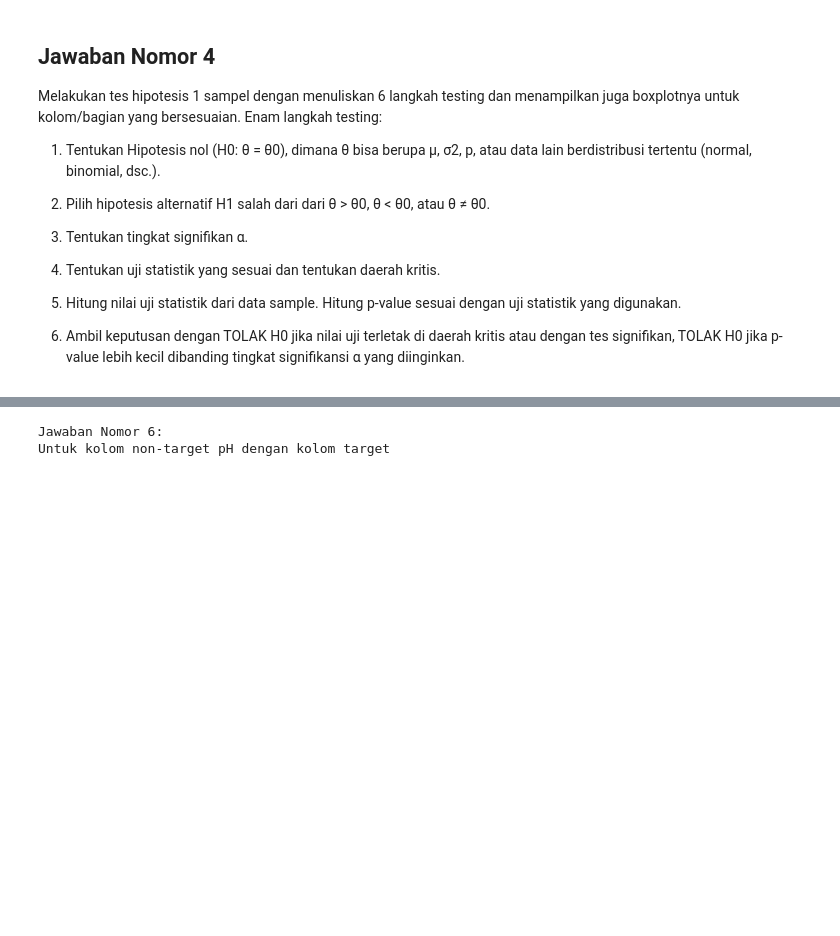
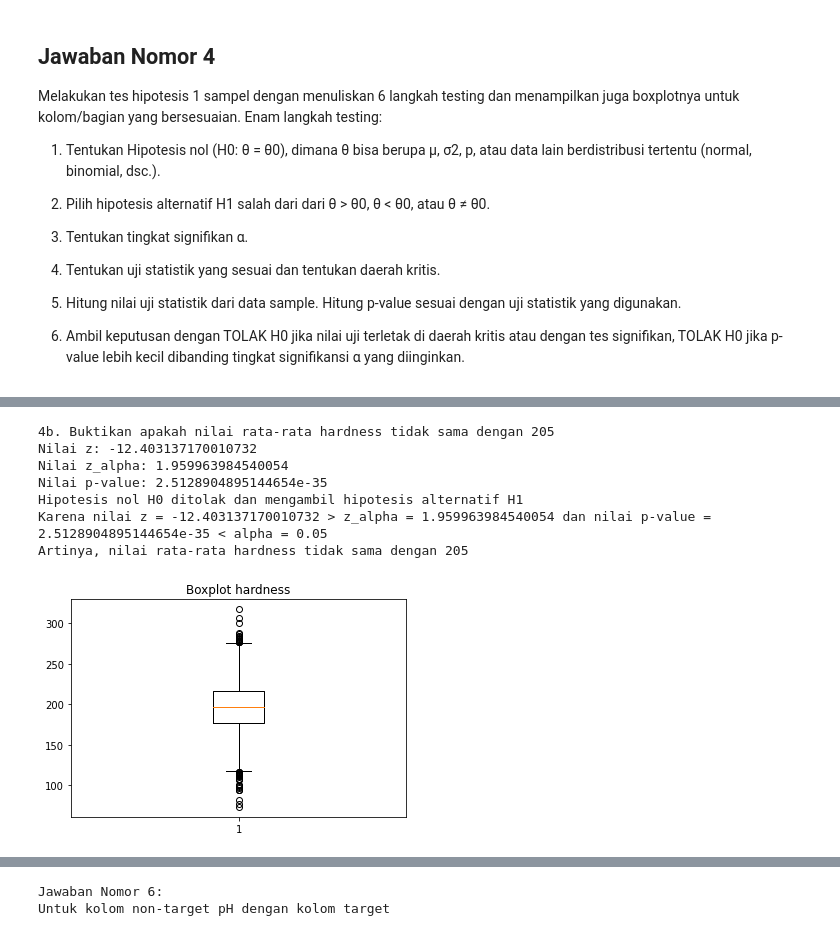
Before and after one commit to LordGedelicious/Tugas-Besar-Probstat-, a Jupyter notebook: main.ipynb, the cells around one changed output, grey strips where cells are left out. Cells and saved outputs as stored; diff of their text form; code cells hidden in the pictures; blank space fills up the shorter version.

```diff
--- a/main.ipynb
+++ b/main.ipynb
@@ -206,6 +218,6 @@ Karena nilai z = 2.485445147379887 > z_alpha = 1.6448536269514722 dan nilai p-va
 # %%
 # 4b. Buktikan apakah nilai rata-rata "hardness" tidak sama dengan 205
-print("4a. Buktikan apakah nilai rata-rata hardness tidak sama dengan 205")
+print("4b. Buktikan apakah nilai rata-rata hardness tidak sama dengan 205")
 
 # Langkah 1 : Tentukan hipotesis nol H0
 # Untuk kasus ini, karena kita membandingkan nilai rata-rata hardness dengan 205, maka hipotesis nol adalah μ = μ0 dengan μ0 = 205
@@ -216,31 +228,52 @@ print("4a. Buktikan apakah nilai rata-rata hardness tidak sama dengan 205")
 # Langkah 3 : Tentukan tingkat signifikan α
 # Untuk kasus ini, kita menggunakan tingkat signifikan α = 0.05
 alpha = 0.05
 
 # Langkah 4 : Tentukan uji statistik yang sesuai dan tentukan daerah kritis
 # Bila ingin menolak H0 kasus ini, maka daerah kritis yang harus dipenuhi adalah z < -z_(alpha/2) atau z > z_(alpha/2)
 # Pengujian ini tergolong tes hipotesis dua arah karena terdapat dua parameter sebagai daerah kritis
 # Nilai z sendiri dapat dihitung menggunakan: z = (x_bar - μ0) / (sigma / sqrt(n))
 
 # Langkah 5 : Hitung nilai uji statistik dari data sample dan hitung p-value
 z_score = (data['hardness'].mean() - 205) / (data['hardness'].std() / math.sqrt(len(data['hardness'])))
 # scipy.norm.ppf(val) adalah fungsi yang digunakan untuk mencari dan mengembalikan titik sumbu x di kurva distribusi normal, dinamakan aX
 # sehingga luas di bawah kurva dari -inf sampai aX adalah val
 z_alpha_score = st.norm.ppf(1 - alpha / 2)
 # scipy.norm.cdf(val) adalah fungsi yang digunakan untuk mencari luas kurva distribusi normal dalam range -inf sampai val. Atau P(Z <= z) = val
-p_value = 1 - st.norm.cdf(z_score)
+# scipy.norm.sf(val) = 1 - scipy.norm.cdf(-val), namun fungsi scipy.norm.sf menurut dokumentasi scipy lebih akurat dari 1 - scipy.norm.cdf()
+if z_score > 0:
+    p_value = 2 * st.norm.sf(z_score)
+else:
+    p_value = 2 * st.norm.cdf(z_score)
 
 print("Nilai z: {z}".format(z=z_score))
 print("Nilai z_alpha: {z_alpha}".format(z_alpha=z_alpha_score))
 print("Nilai p-value: {p_value}".format(p_value=p_value))
 
 # Langkah 6 : Pengambilan keputusan
 if z_score > z_alpha_score or z_score < -1 * z_alpha_score:
     if p_value > alpha:
         print("Hipotesis nol H0 gagal ditolak")
         print("Karena meskipun nilai z = {z} > z_alpha = {z_alpha}, nilai p-value = {p_value} > alpha = {alpha}".format(z=z_score, z_alpha=z_alpha_score, p_value=p_value, alpha=alpha))
     else:
         print("Hipotesis nol H0 ditolak dan mengambil hipotesis alternatif H1")
         print("Karena nilai z = {z} > z_alpha = {z_alpha} dan nilai p-value = {p_value} < alpha = {alpha}".format(z=z_score, z_alpha=z_alpha_score, p_value=p_value, alpha=alpha))
+        print("Artinya, nilai rata-rata hardness tidak sama dengan 205")
 else:
     print("Hipotesis nol H0 diterima karena nilai z = {z} <= z_alpha = {z_alpha}".format(z=z_score, z_alpha=z_alpha_score))
+    print("Artinya, nilai rata-rata hardness sama dengan 205")
+
+# Penampilan Boxplot
+plt.boxplot(data['hardness'])
+plt.title("Boxplot hardness")
+plt.show()
+# Dapat dilihat dari boxplot bahwa rata-rata (garis tengah pada kotak) hardness sedikit tidak sama dengan 205
+# %% [output]
+4b. Buktikan apakah nilai rata-rata hardness tidak sama dengan 205
+Nilai z: -12.403137170010732
+Nilai z_alpha: 1.959963984540054
+Nilai p-value: 2.5128904895144654e-35
+Hipotesis nol H0 ditolak dan mengambil hipotesis alternatif H1
+Karena nilai z = -12.403137170010732 > z_alpha = 1.959963984540054 dan nilai p-value = 2.5128904895144654e-35 < alpha = 0.05
+Artinya, nilai rata-rata hardness tidak sama dengan 205
+[figure, added]
```
Also changed, not shown: parts of 5 cells of this notebook.
